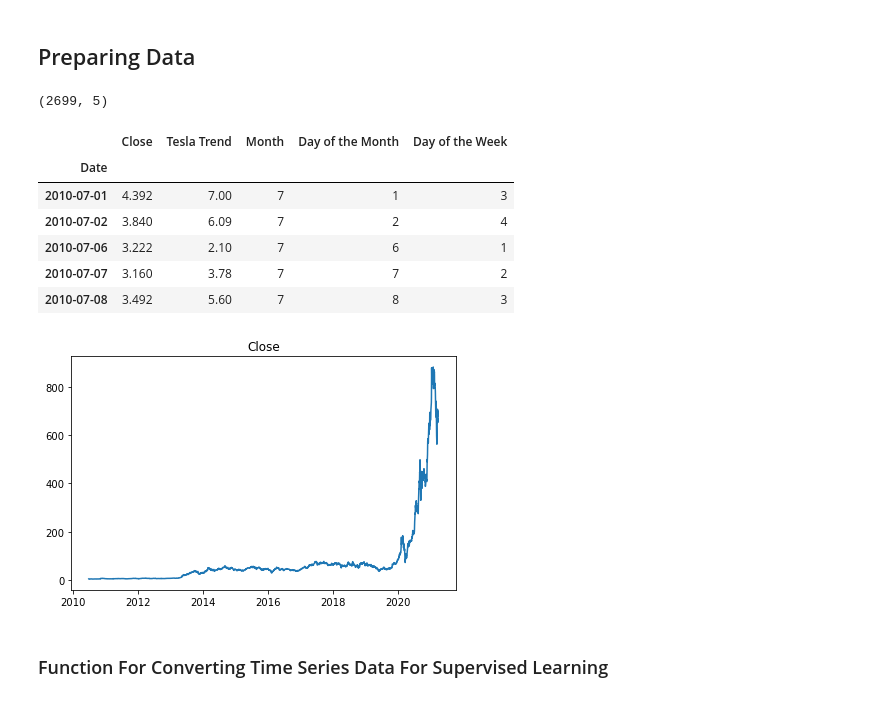
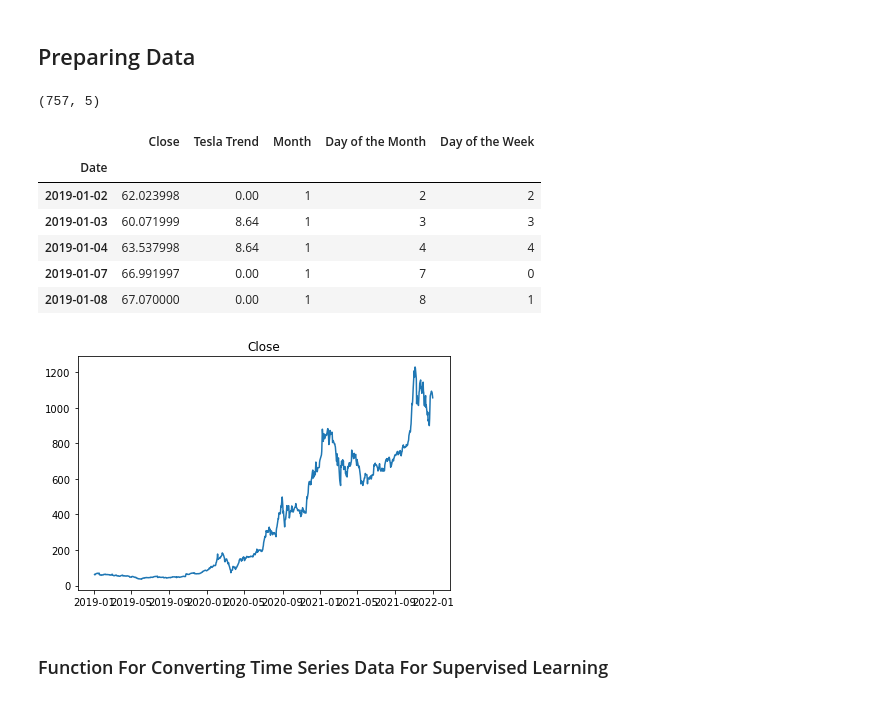
Before and after one commit to TLChilton/Senior_Capstone, a Jupyter notebook: Thomas/LSTMTestBed.ipynb, the cells around one changed output. Drawn from its saved outputs; the diff is of its cells as text; code cells hidden in the pictures.

```diff
--- a/Thomas/LSTMTestBed.ipynb
+++ b/Thomas/LSTMTestBed.ipynb
@@ -16,20 +34,22 @@ from statistics import mean
 ## Preparing Data
 # %%
 # Loading Preprocessed Data File
-df = pd.read_csv("../Data/preprocessed.csv",usecols=['Date','Close','Tesla Trend','Month','Day of the Month','Day of the Week'], parse_dates=['Date'],index_col=0)
+df = pd.read_csv("preprocessed_MoreRecent.csv",usecols=['Date','Close','Tesla Trend','Month','Day of the Month','Day of the Week'], parse_dates=['Date'],index_col=0)
+#df = pd.read_csv("preprocessed_MoreRecent.csv", parse_dates=['Date'],index_col=0)
 df.dropna(inplace=True)
+df = df.loc[(df.index >= '2019-01-01')]
 
 print(df.shape)
 df.head()
 # %% [output]
-(2699, 5)
+(757, 5)
 |  | Close | Tesla Trend | Month | Day of the Month | Day of the Week |
 | Date |  |  |  |  |  |
-| 2010-07-01 | 4.392 | 7.00 | 7 | 1 | 3 |
-| 2010-07-02 | 3.840 | 6.09 | 7 | 2 | 4 |
-| 2010-07-06 | 3.222 | 2.10 | 7 | 6 | 1 |
-| 2010-07-07 | 3.160 | 3.78 | 7 | 7 | 2 |
-| 2010-07-08 | 3.492 | 5.60 | 7 | 8 | 3 |
+| 2019-01-02 | 62.023998 | 0.00 | 1 | 2 | 2 |
+| 2019-01-03 | 60.071999 | 8.64 | 1 | 3 | 3 |
+| 2019-01-04 | 63.537998 | 8.64 | 1 | 4 | 4 |
+| 2019-01-07 | 66.991997 | 0.00 | 1 | 7 | 0 |
+| 2019-01-08 | 67.070000 | 0.00 | 1 | 8 | 1 |
 # %%
 dates = df.index.to_numpy()
 pyplot.plot(dates, df["Close"], label="Close")
@@ -37,7 +57,7 @@ pyplot.title("Close")
 pyplot.tight_layout()
 pyplot.show()
 # %% [output]
-[figure, old version]
+[figure, new version]
 # %% [markdown]
 ### Function For Converting Time Series Data For Supervised Learning
 # %%
```
Also changed, not shown: parts of 4 cells of this notebook, 1 other file.
